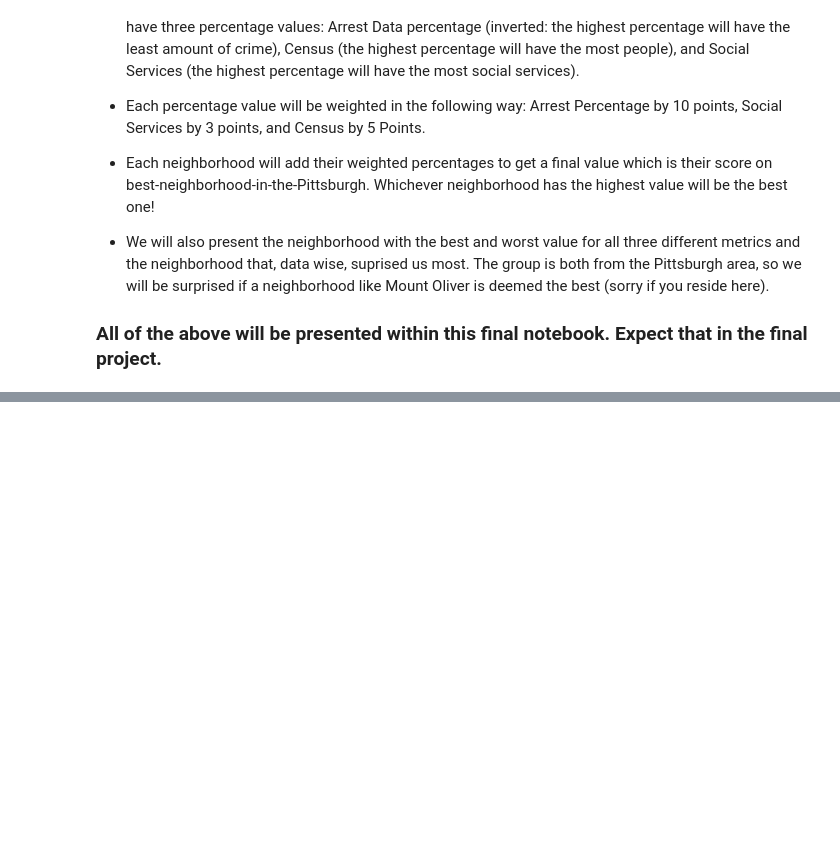
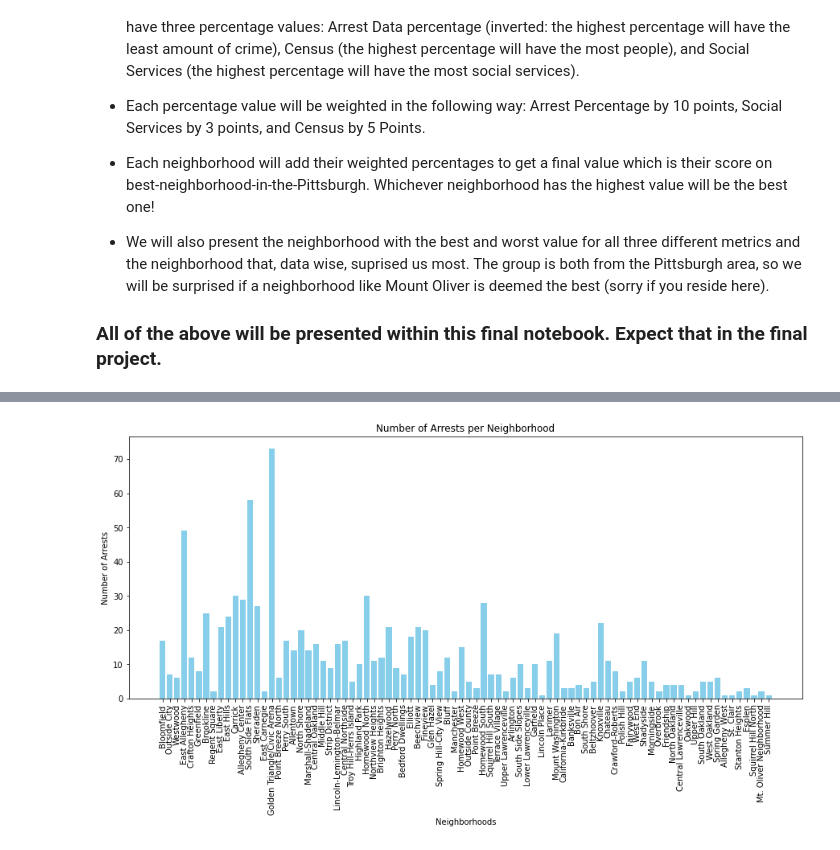
Before and after one commit to DerekNagy/CMPINF0100Final, a Jupyter notebook: Final Report.ipynb, the cells around one changed output, grey strips where cells are left out. Cells and saved outputs as stored; diff of their text form; code cells hidden in the pictures; blank space fills up the shorter version.

```diff
--- a/Final Report.ipynb
+++ b/Final Report.ipynb
@@ -37,0 +259,15 @@ Here is how this notebook is going to look after we are finished:
+# %%
+newarrest = pd.read_csv("arrestsfinal.csv")
+newarrest.drop('_id', inplace=True, axis=1)
+newarrest.drop('PK', inplace=True, axis=1)
+newarrest.drop('CCR', inplace=True, axis=1)
+newarrest.drop('AGE', inplace=True, axis=1)
+newarrest.drop('GENDER', inplace=True, axis=1)
+newarrest.drop('RACE', inplace=True, axis=1)
+newarrest.drop('ARRESTLOCATION', inplace=True, axis=1)
+newarrest.drop('INCIDENTLOCATION', inplace=True, axis=1)
+newarrest.drop('INCIDENTZONE', inplace=True, axis=1)
+newarrest.drop('INCIDENTTRACT', inplace=True, axis=1)
+newarrest.drop('COUNCIL_DISTRICT', inplace=True, axis=1)
+newarrest.drop('PUBLIC_WORKS_DIVISION', inplace=True, axis=1)
+newarrest.tail()
@@ -37,0 +323,4 @@ Here is how this notebook is going to look after we are finished:
+# %%
+for i in table:
+    print(i + " (Percentage of Arrests): " + str(round(table[i]/1000 * 100, 2)))
+    print("--------")
@@ -37,0 +347,4 @@ Here is how this notebook is going to look after we are finished:
+# %%
+for i in table:
+    print(i + ": " + str(round(1 - (table[i]/1000 * 10), 2)))
+    print("--------")
@@ -37,0 +369,22 @@ Here is how this notebook is going to look after we are finished:
+# %%
+combined_data = {
+    'Offenses': [],
+    'Locations': []
+}
+
+for i in table:
+    combined_data["Offenses"].append(int(table[i]))
+    if type(i) == float:
+        i = 0
+    combined_data["Locations"].append(i)
+
+newarrest = pd.DataFrame(combined_data)
+plt.figure(figsize = (15,6))
+plt.bar(newarrest['Locations'], newarrest['Offenses'], color='skyblue')
+plt.xlabel('Neighborhoods')
+plt.ylabel('Number of Arrests')
+plt.title('Number of Arrests per Neighborhood')
+plt.xticks(rotation=90)
+plt.show()
+# %% [output]
+[figure, added]
```
Also changed, not shown: parts of 52 cells of this notebook.
